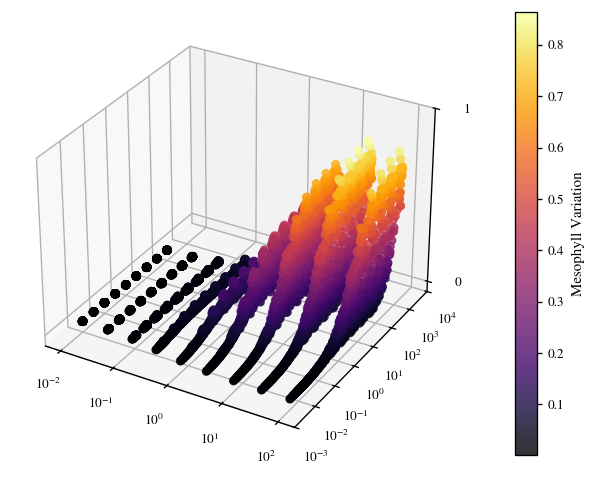
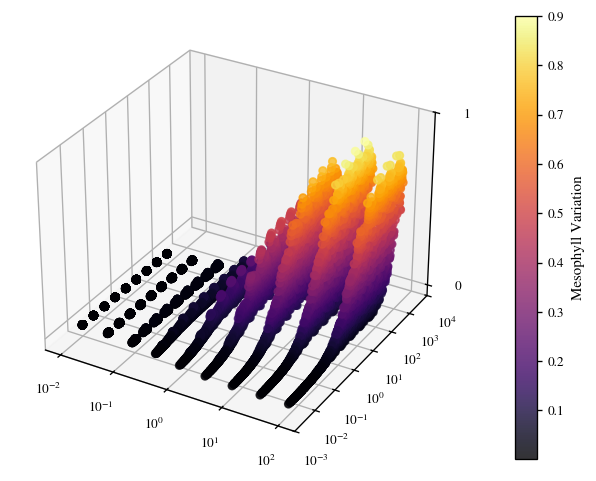
Unified diff of the notebook cell whose output changed from the first chart to the second:
--- before
+++ after
@@ -56,7 +56,7 @@
     vmax=threshold,
 )
-plt.scatter(knauer_phi_eff, knauer_gamma_eff, s=20, marker="^", color="#016D50", label="Knauer et al. (2022)")
-plt.scatter(moma_phi_eff, moma_gamma_eff, s=20, marker="v", color="#6A0303", label="Momayyezi et al. (2022)")
-ax.legend()
+# plt.scatter(knauer_phi_eff, knauer_gamma_eff, s=20, marker="^", color="#016D50", label="Knauer et al. (2022)")
+# plt.scatter(moma_phi_eff, moma_gamma_eff, s=20, marker="v", color="#6A0303", label="Momayyezi et al. (2022)")
+# ax.legend()
 cbar = plt.colorbar(sc, ax=ax)
 cbar.set_label("Mesophyll Variation 5% Threshold")

Commit: ...